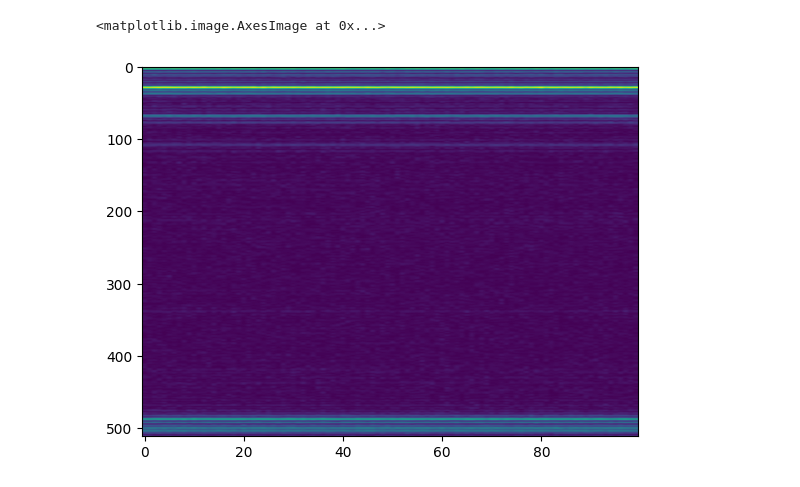
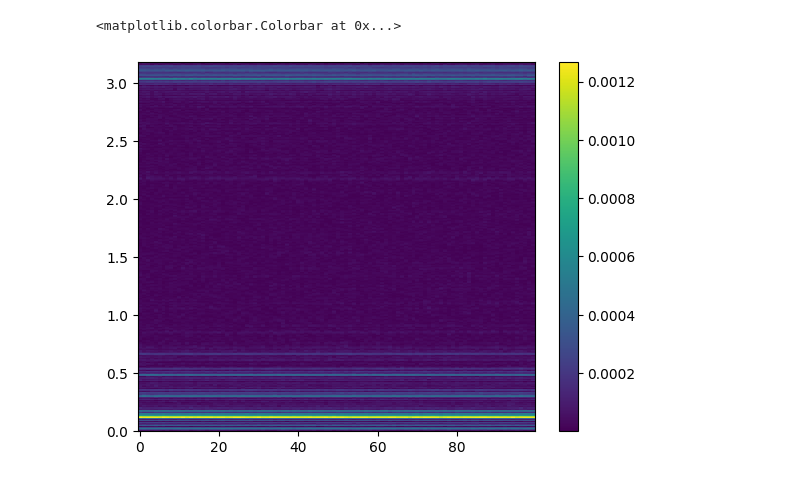
Before and after one commit to sean94011/V_TrigU, a Jupyter notebook: python/tag/screen/modulation_test.ipynb, the cells around one changed output. Saved outputs shown, nothing was run; the diff lists cells and outputs as text; code cells hidden in the pictures.

```diff
--- a/python/tag/screen/modulation_test.ipynb
+++ b/python/tag/screen/modulation_test.ipynb
@@ -5,6 +7,10 @@ import os
 # %%
-datapath = '../../../data/tv-color/red-black-2Hz/'
+# datapath = '../../../data/tv-color/white-black-2Hz/'
+# datapath = '../../../data/tv-color/red-black-1s/'
+datapath = '../../../data/tv-color/black/'
 recData = np.load(os.path.join(datapath, 'recording.npy'))
+calFrame = np.load(os.path.join(datapath, 'calibration.npy'))
+# recData -= calFrame[0, :, :]
 cfg = np.load(os.path.join(datapath, './config.npy'), allow_pickle=True).item()
 # %%
 nfft = cfg['nfft']
@@ -12,7 +18,8 @@ dist_vec = cfg['dist_vec']
 # %%
 rp = np.fft.ifft(recData[:, 0, :], axis=1, n=nfft) # frames, range bins
 
-plt.imshow(np.abs(rp.T), aspect='auto')
+plt.pcolormesh(np.arange(100), dist_vec, np.abs(rp.T))
+plt.colorbar()
 # %% [output]
-<matplotlib.image.AxesImage at 0x...>
+<matplotlib.colorbar.Colorbar at 0x...>
-[figure, old version]
+[figure, new version]
```
Also changed, not shown: parts of 14 cells of this notebook, 3 other files.
